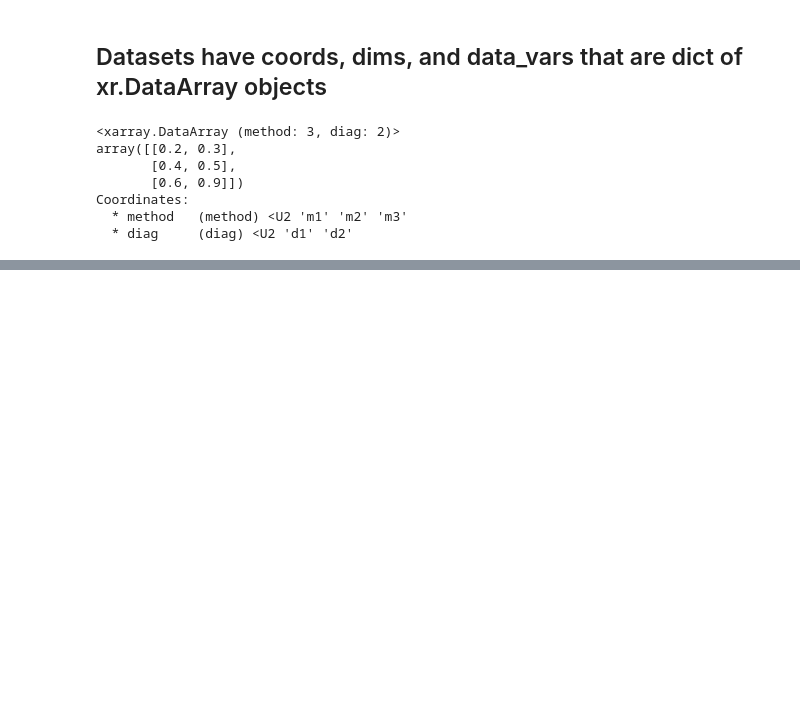
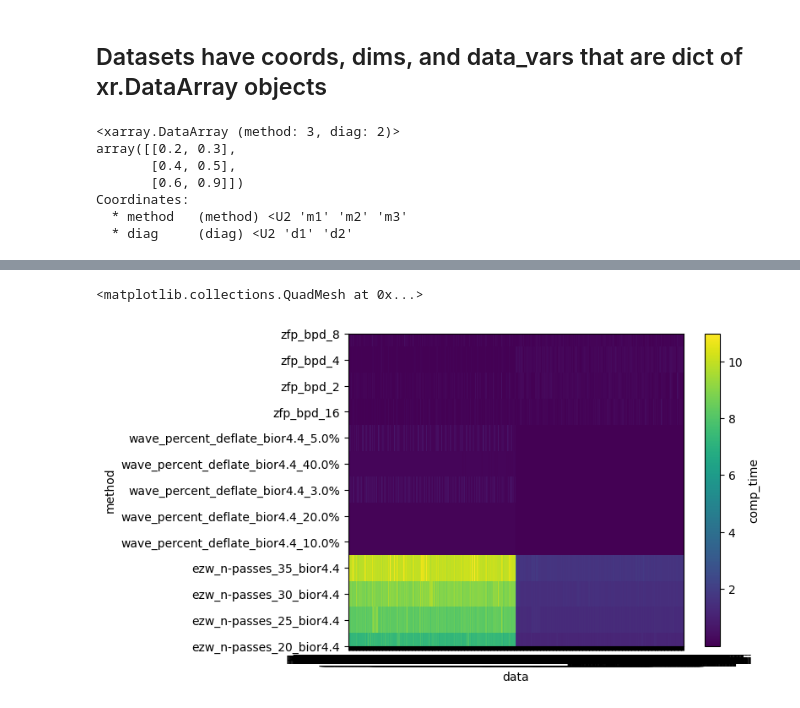
Before and after one commit to chassardmartin/gysela_compressions, a Jupyter notebook: analysis/xarray_analysis.ipynb, the cells around one changed output, grey strips where cells are left out. Saved outputs shown, nothing was run; the diff lists cells and outputs as text; code cells hidden in the pictures; blank space fills up the shorter version.

```diff
--- a/analysis/xarray_analysis.ipynb
+++ b/analysis/xarray_analysis.ipynb
@@ -52,0 +243,5 @@ with open(rec_dir + 'diags.csv') as diags_file:
+# %%
+ds.comp_time.plot()
+# %% [output]
+<matplotlib.collections.QuadMesh at 0x...>
+[figure, added]
```
Also changed, not shown: parts of 47 cells of this notebook, 3 other files.
